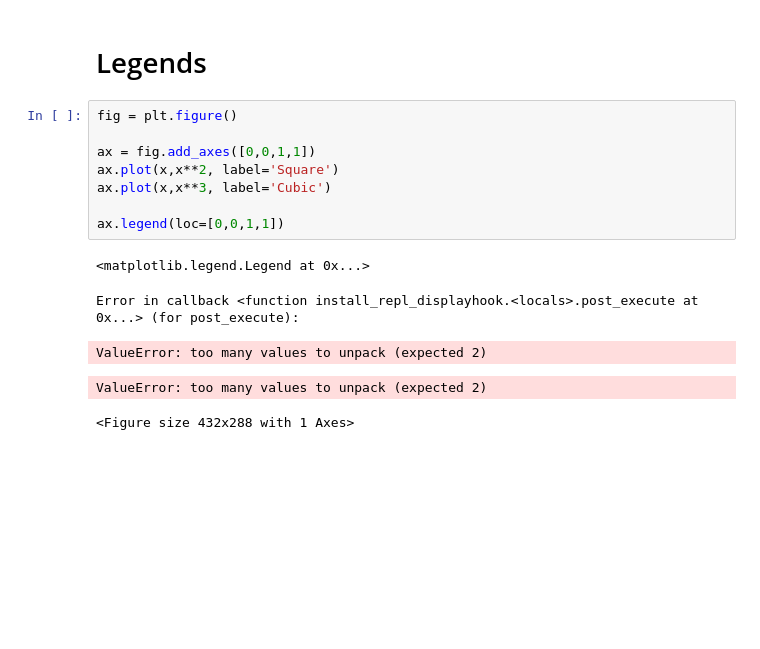
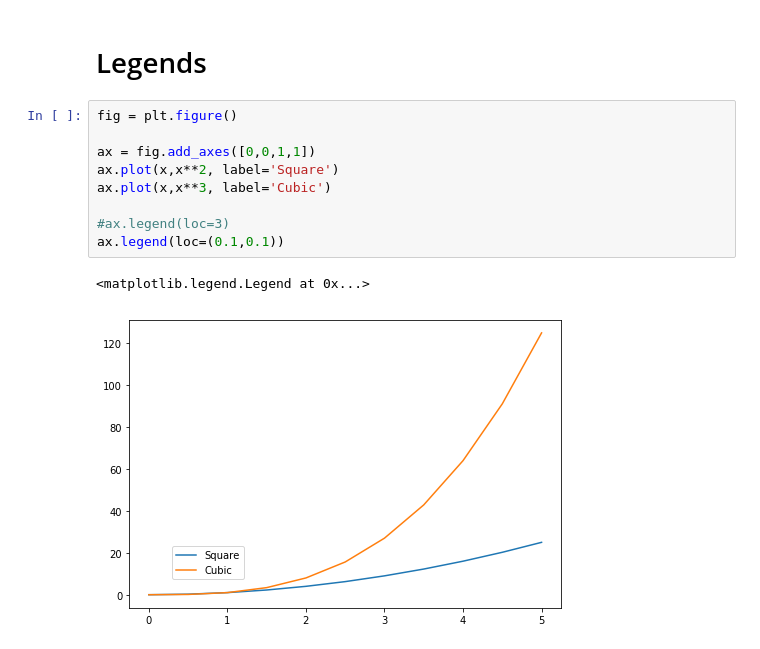
Before and after one commit to btrentini/python_practice, a Jupyter notebook: data_science_bootcamp/#bruno_files/Matplotlib - Part 2 (More Plotting, Axes as Arrays).ipynb, the cells around one changed output. Cells and saved outputs as stored; diff of their text form; blank space fills up the shorter version.

```diff
--- a/data_science_bootcamp/#bruno_files/Matplotlib - Part 2 (More Plotting, Axes as Arrays).ipynb
+++ b/data_science_bootcamp/#bruno_files/Matplotlib - Part 2 (More Plotting, Axes as Arrays).ipynb
@@ -56,14 +56,12 @@ fig.savefig('my_plot.png',dpi=200)
 # %%
 fig = plt.figure()
 
 ax = fig.add_axes([0,0,1,1])
 ax.plot(x,x**2, label='Square')
 ax.plot(x,x**3, label='Cubic')
 
-ax.legend(loc=[0,0,1,1])
+#ax.legend(loc=3)
+ax.legend(loc=(0.1,0.1))
 # %% [output]
 <matplotlib.legend.Legend at 0x...>
-Error in callback <function install_repl_displayhook.<locals>.post_execute at 0x...> (for post_execute):
-ValueError: too many values to unpack (expected 2)
-ValueError: too many values to unpack (expected 2)
-<Figure size 432x288 with 1 Axes>
+[figure, added]
```
Also changed, not shown: 1 other file.
